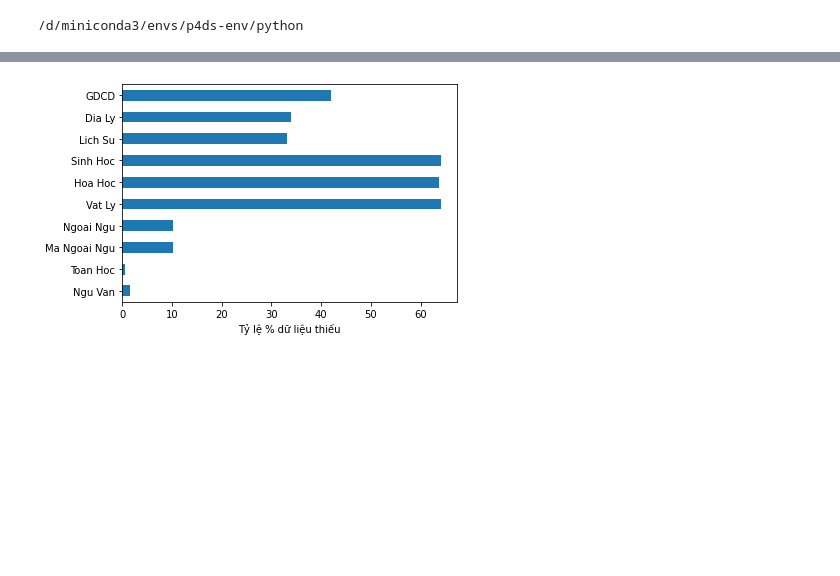
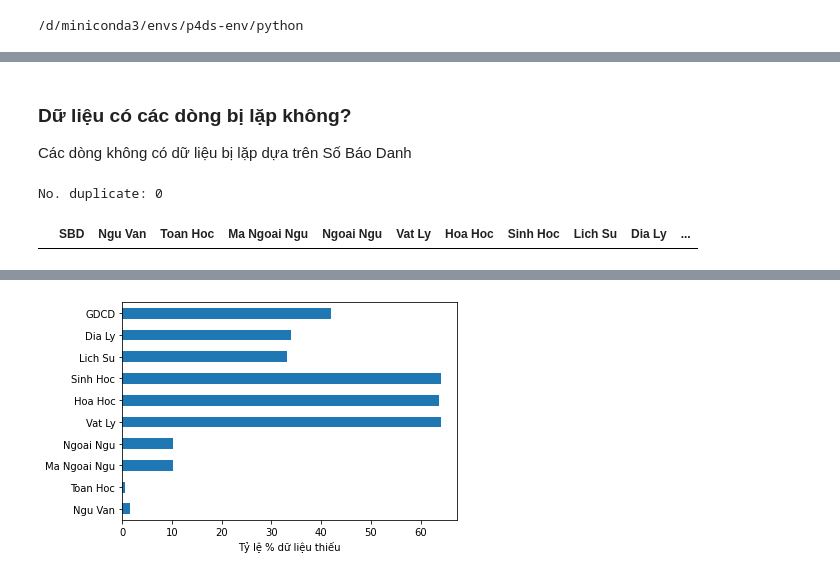
Before and after one commit to TungNguyen2000/LTKHDL_DoAn, a Jupyter notebook: DoAn/Untitled.ipynb, the cells around one changed output, grey strips where cells are left out. Saved outputs shown, nothing was run; the diff lists cells and outputs as text; code cells hidden in the pictures; blank space fills up the shorter version.

```diff
--- a/DoAn/Untitled.ipynb
+++ b/DoAn/Untitled.ipynb
@@ -19,0 +31,11 @@ df.head()
+# %% [markdown]
+### Dữ liệu có các dòng bị lặp không?
+
+Các dòng không có dữ liệu bị lặp dựa trên Số Báo Danh
+# %%
+id_duplicated = df[df.duplicated(['SBD'], keep=False)]
+print("No. duplicate:", len(id_duplicated))
+id_duplicated
+# %% [output]
+No. duplicate: 0
+|  | SBD | Ngu Van | Toan Hoc | Ma Ngoai Ngu | Ngoai Ngu | Vat Ly | Hoa Hoc | Sinh Hoc | Lich Su | Dia Ly | ... |
```
Also changed, not shown: parts of 12 cells of this notebook.
